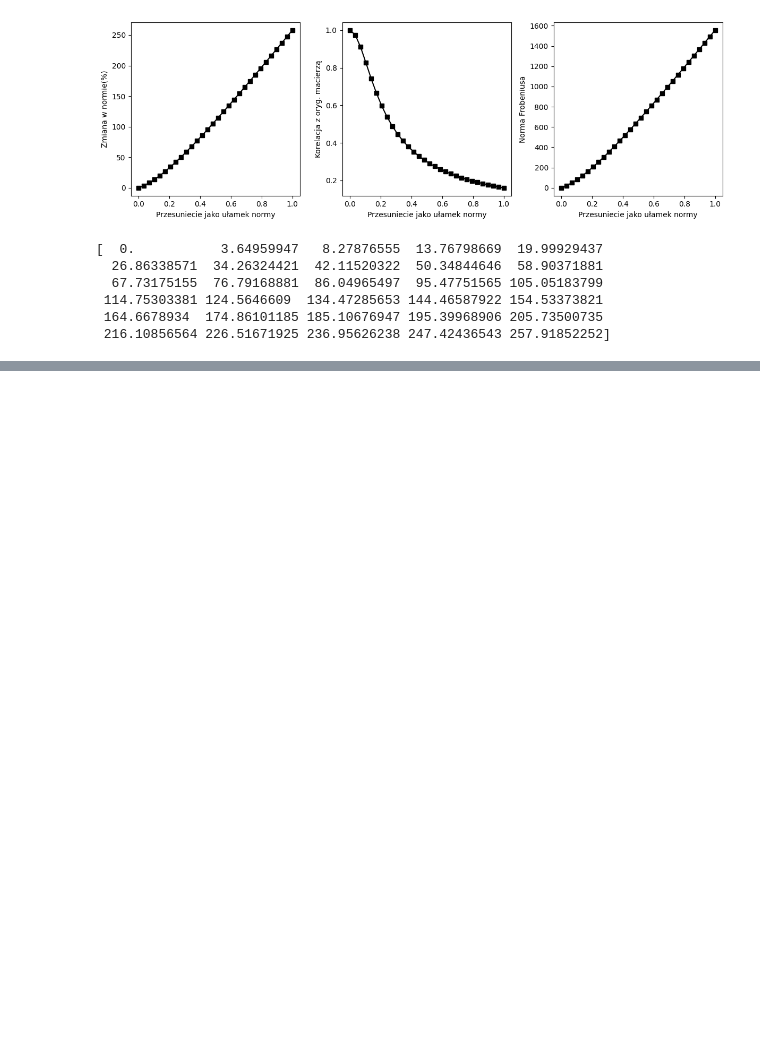
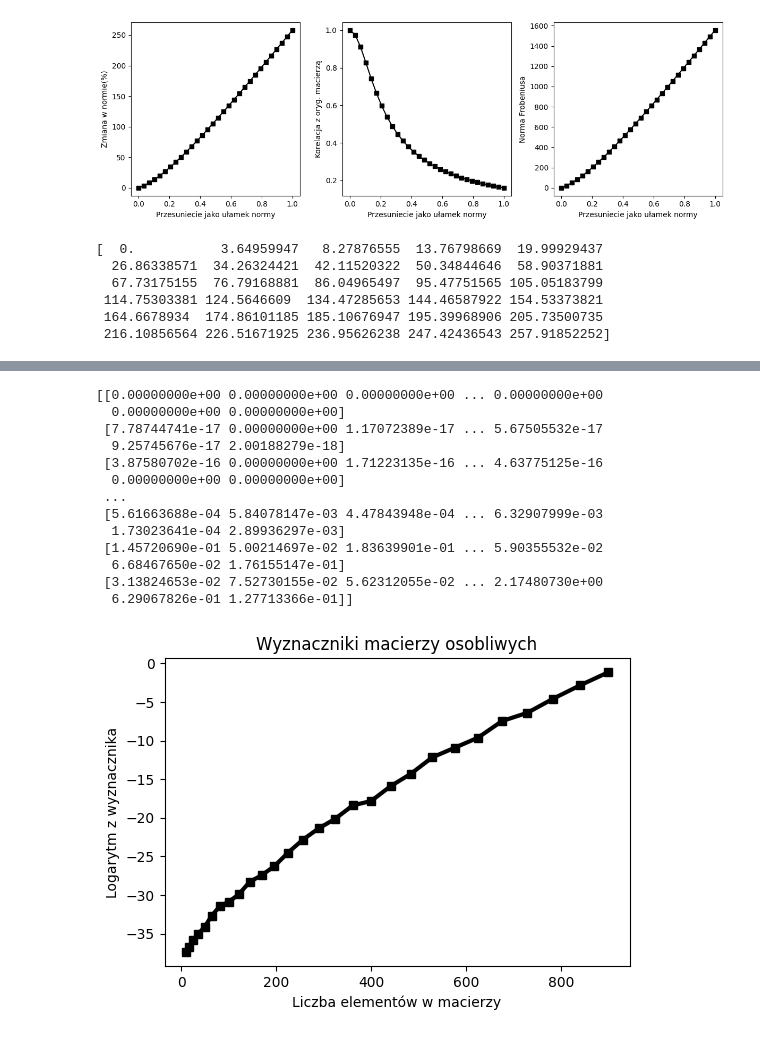
Before and after one commit to jkb-mchlk/jkb-mchlk, a Jupyter notebook: algebraliniowa.ipynb, the cells around one changed output, grey strips where cells are left out. Drawn from its saved outputs; the diff is of its cells as text; code cells hidden in the pictures; blank space fills up the shorter version.

```diff
--- a/algebraliniowa.ipynb
+++ b/algebraliniowa.ipynb
@@ -1112,0 +1333,51 @@ array([63, 46, 73, 78, 36, 61, 81, 51, 89, 63, 40, 71, 89, 11, 93, 55])
+# %%
+# rozmiary macierzy
+ns = np.arange(3,31)
+
+# liczba iteracji
+iters = 100
+
+# inicjalizacja
+dets = np.zeros((len(ns),iters))
+
+# pętla po rozmiarach macierzy
+for ni in range(len(ns)):
+  for i in range(iters):
+
+    # krok 1.
+    A = np.random.randn(ns[ni],ns[ni])
+
+    # krok 2.
+    A[:,0] = A[:,1]
+
+    # krok 3.
+    dets[ni,i]=np.abs(np.linalg.det(A))
+
+
+# uwaga: liczba elementów w macierzy kwadratowej to liczba kolumn podniesiona do kwadratu
+
+print(dets)
+
+# wykreślanie wyników
+plt.figure(figsize=(6,4))
+plt.plot(ns**2,np.log(np.mean(dets,axis=1)),'ks-',linewidth=3)
+plt.xlabel('Liczba elementów w macierzy')
+plt.ylabel('Logarytm z wyznacznika')
+plt.title('Wyznaczniki macierzy osobliwych')
+plt.savefig('rys6.10.png',dpi=300, bbox_inches='tight')
+plt.show()
+# %% [output]
+[[0.00000000e+00 0.00000000e+00 0.00000000e+00 ... 0.00000000e+00
+  0.00000000e+00 0.00000000e+00]
+ [7.78744741e-17 0.00000000e+00 1.17072389e-17 ... 5.67505532e-17
+  9.25745676e-17 2.00188279e-18]
+ [3.87580702e-16 0.00000000e+00 1.71223135e-16 ... 4.63775125e-16
+  0.00000000e+00 0.00000000e+00]
+ ...
+ [5.61663688e-04 5.84078147e-03 4.47843948e-04 ... 6.32907999e-03
+  1.73023641e-04 2.89936297e-03]
+ [1.45720690e-01 5.00214697e-02 1.83639901e-01 ... 5.90355532e-02
+  6.68467650e-02 1.76155147e-01]
+ [3.13824653e-02 7.52730155e-02 5.62312055e-02 ... 2.17480730e+00
+  6.29067826e-01 1.27713366e-01]]
+[figure, added]
```
Also changed, not shown: parts of 10 cells of this notebook.
